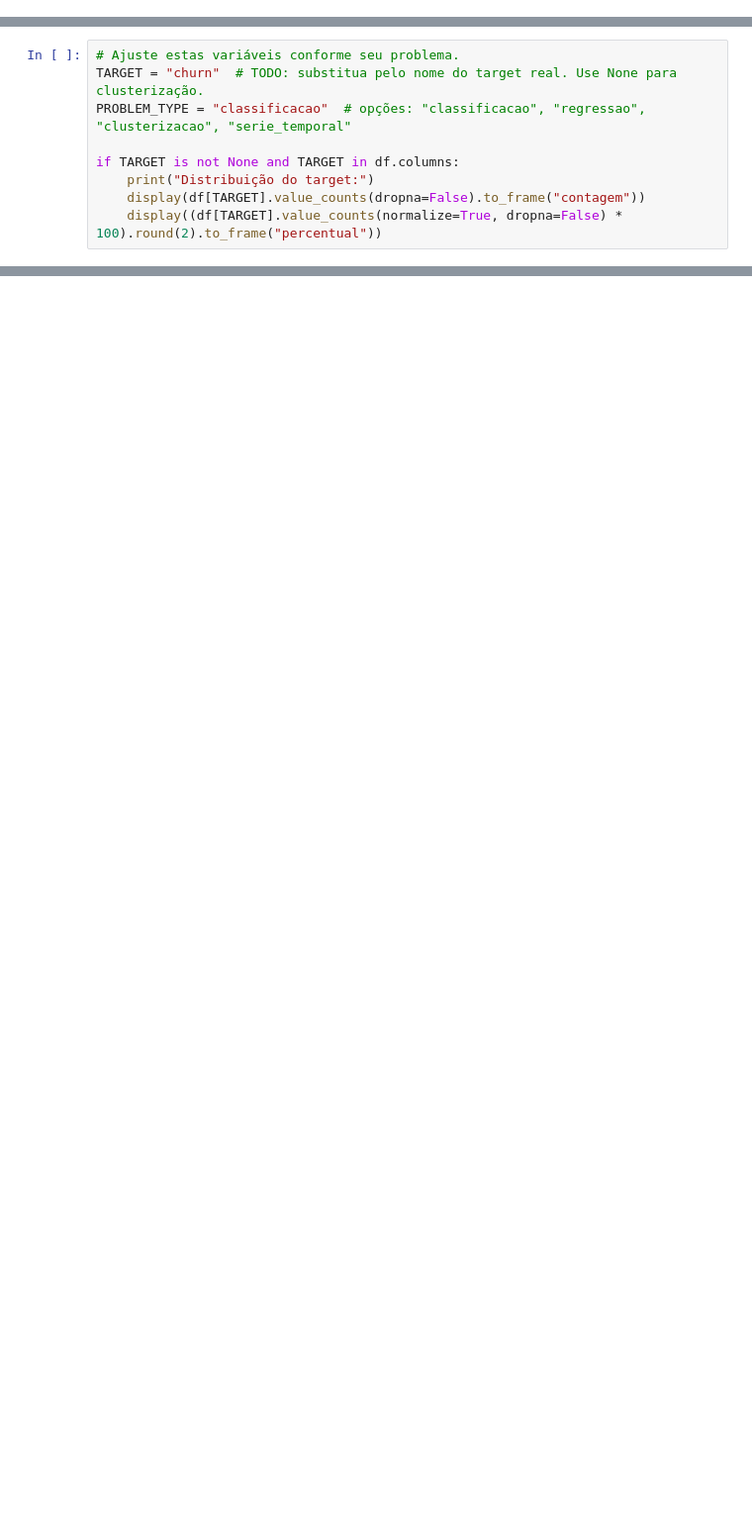
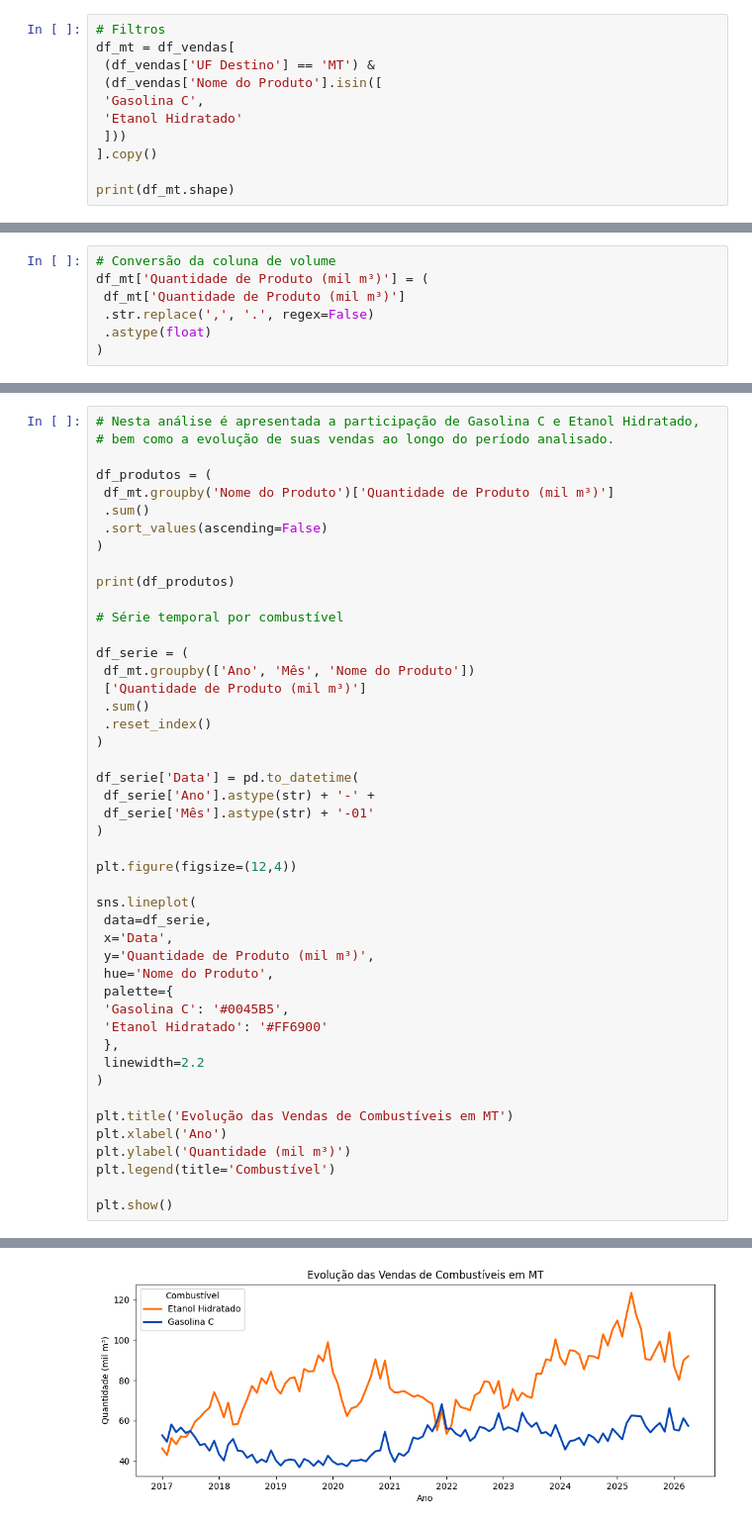
Before and after one commit to roedelbruna/ciencia_de_dados_-analytics-, a Jupyter notebook: Bruna Roedel_MVP_ML_Analytics_20261.ipynb, the cells around one changed output, grey strips where cells are left out. Shown at 99% size. Cells and saved outputs as stored; diff of their text form; blank space fills up the shorter version.

```diff
--- a/Bruna Roedel_MVP_ML_Analytics_20261.ipynb
+++ b/Bruna Roedel_MVP_ML_Analytics_20261.ipynb
@@ -277,3 +198,14 @@ Antes de modelar, apresente uma visão geral da base.
 - duplicatas;
 - possíveis colunas de ID, data ou variáveis que não devem entrar no modelo;
 - descrição do target, se houver.
+# %%
+# Filtros
+df_mt = df_vendas[
+ (df_vendas['UF Destino'] == 'MT') &
+ (df_vendas['Nome do Produto'].isin([
+ 'Gasolina C',
+ 'Etanol Hidratado'
+ ]))
+].copy()
+
+print(df_mt.shape)
@@ -279,0 +214,7 @@ Antes de modelar, apresente uma visão geral da base.
+# %%
+# Conversão da coluna de volume
+df_mt['Quantidade de Produto (mil m³)'] = (
+ df_mt['Quantidade de Produto (mil m³)']
+ .str.replace(',', '.', regex=False)
+ .astype(float)
+)
@@ -343,10 +339,47 @@ A análise exploratória deve ser objetiva e conectada ao problema.
 # %%
-# Ajuste estas variáveis conforme seu problema.
-TARGET = "churn"  # TODO: substitua pelo nome do target real. Use None para clusterização.
-PROBLEM_TYPE = "classificacao"  # opções: "classificacao", "regressao", "clusterizacao", "serie_temporal"
+# Nesta análise é apresentada a participação de Gasolina C e Etanol Hidratado,
+# bem como a evolução de suas vendas ao longo do período analisado.
 
-if TARGET is not None and TARGET in df.columns:
-    print("Distribuição do target:")
-    display(df[TARGET].value_counts(dropna=False).to_frame("contagem"))
-    display((df[TARGET].value_counts(normalize=True, dropna=False) * 100).round(2).to_frame("percentual"))
+df_produtos = (
+ df_mt.groupby('Nome do Produto')['Quantidade de Produto (mil m³)']
+ .sum()
+ .sort_values(ascending=False)
+)
+
+print(df_produtos)
+
+# Série temporal por combustível
+
+df_serie = (
+ df_mt.groupby(['Ano', 'Mês', 'Nome do Produto'])
+ ['Quantidade de Produto (mil m³)']
+ .sum()
+ .reset_index()
+)
+
+df_serie['Data'] = pd.to_datetime(
+ df_serie['Ano'].astype(str) + '-' +
+ df_serie['Mês'].astype(str) + '-01'
+)
+
+plt.figure(figsize=(12,4))
+
+sns.lineplot(
+ data=df_serie,
+ x='Data',
+ y='Quantidade de Produto (mil m³)',
+ hue='Nome do Produto',
+ palette={
+ 'Gasolina C': '#0045B5',
+ 'Etanol Hidratado': '#FF6900'
+ },
+ linewidth=2.2
+)
+
+plt.title('Evolução das Vendas de Combustíveis em MT')
+plt.xlabel('Ano')
+plt.ylabel('Quantidade (mil m³)')
+plt.legend(title='Combustível')
+
+plt.show()
 # %% [output]
@@ -361,0 +390 @@ Distribuição do target:
+[figure, added]
```
Also changed, not shown: parts of 74 cells of this notebook.
